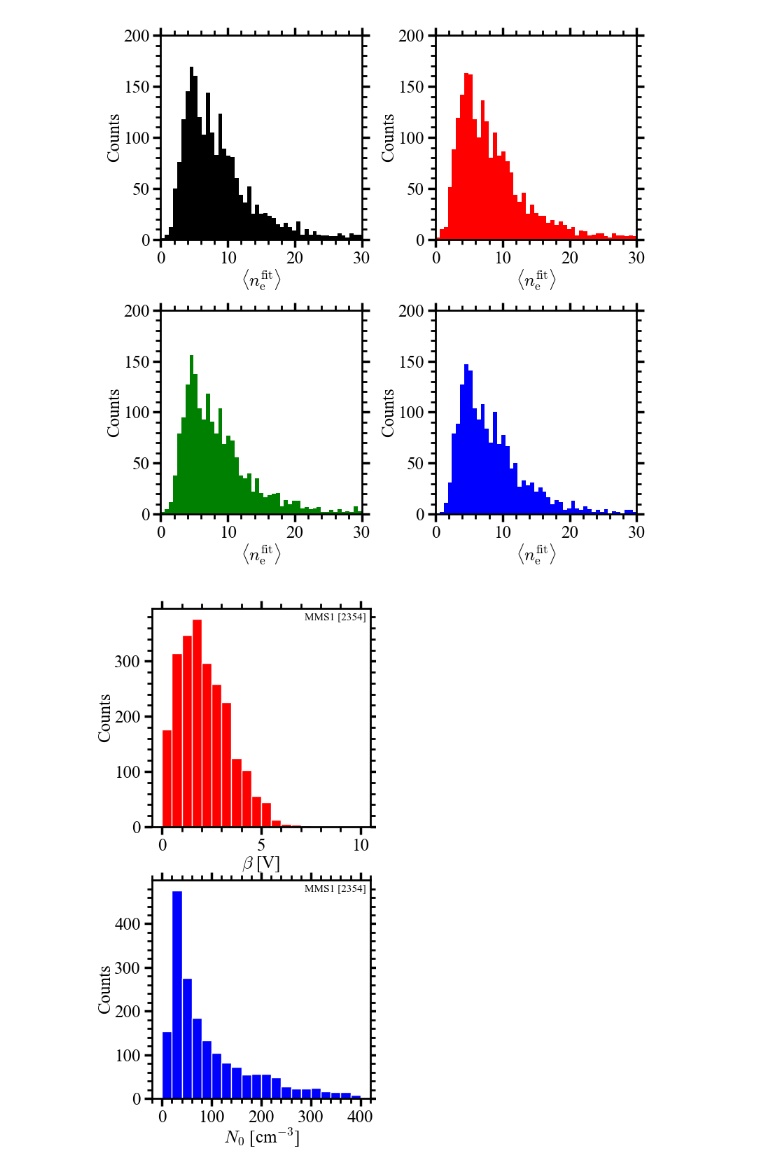
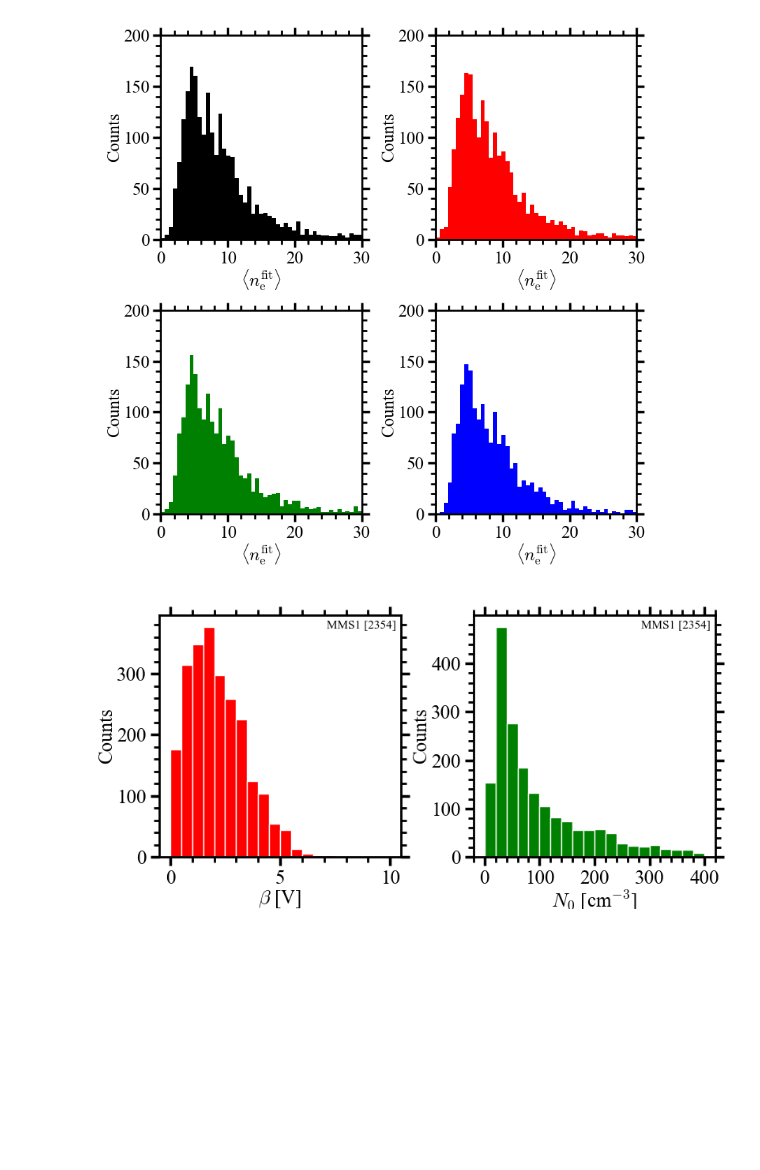
Before and after one commit to atlasMax/sw_density, a Jupyter notebook: fitting_stats_figures.ipynb, the cells around one changed output. Drawn from its saved outputs; the diff is of its cells as text; code cells hidden in the pictures; blank space fills up the shorter version.

Commit message:
Update of plotting scripts for final version of thesis, etc.

```diff
--- a/fitting_stats_figures.ipynb
+++ b/fitting_stats_figures.ipynb
@@ -165,13 +176,17 @@ from scipy.stats import linregress
 
 # read fitting parameters from csv file at 'output_data_new_2/cal/beta_vsc_cal.csv'
 fit_params = np.genfromtxt('output_data_new_2/cal/beta_vsc_cal.csv', delimiter=',', skip_header=1, dtype=None)
-fig, axs = plt.subplots(nrows=2, ncols=2, figsize=(8, 8))#, sharex=True, sharey=True)
+nrows, ncols = 1, 1
+fig, axs = plt.subplots(nrows=nrows, ncols=ncols, figsize=(4, 4))#, sharex=True, sharey=True)
 plt.subplots_adjust(hspace=0.4, wspace=0.4)
 colors = ['black', 'red', 'green', 'blue']
-for row in range(2):
-    for col in range(2):
+for row in range(nrows):
+    for col in range(ncols):
         ic_sel = row * 2 + col + 1
-        ax = axs[row, col]
+        if nrows > 1 or ncols < 1:
+            ax = axs[row, col]
+        else:
+            ax = axs
         start, end, beta, N, ic, sw_mode, vsc_mean = sel_ic(ic_sel)
 
         beta_cal, N0_cal = fit_params[ic_sel-1]
@@ -197,5 +212,5 @@ for row in range(2):
         ax.grid(0)
 
 fig.tight_layout()
-fig.savefig('figures/thesis/beta_vsc_cal.png', dpi=300)
+fig.savefig(f'figures/thesis/{nrows}x{ncols}_beta_vsc_cal_2.png', dpi=300)
 # %% [output]
@@ -207,8 +222,16 @@ nbins = 50
 for row in range(2):
     for col in range(4):
         ax = axs[row, col]
+        start, end, beta, N, ic, sw_mode, vsc_mean = sel_ic(col+1)
+
+        if col+1 == 3:
+            # remove MMS3 intervals from 2021 with interference line
+            mms3_mask = (start < '2020-09-20T01:00:00') | (start > '2021-07-20T01:00:00')
+            # start, end, beta, N, ic, sw_mode, vsc_mean = start[mms3_mask], end[mms3_mask], beta[mms3_mask], N[mms3_mask], ic[mms3_mask], sw_mode[mms3_mask], vsc_mean[mms3_mask]
+            beta = beta[mms3_mask]
+            N = N[mms3_mask]
+
         if row == 0:
-            start, end, beta, N, ic, sw_mode, vsc_mean = sel_ic(col+1)
             ax.hist(beta, bins=np.linspace(0, 7, nbins), color='red')
 
             ax.set_title(f'MMS{col+1}')
@@ -219,7 +242,7 @@ for row in range(2):
 
         # display the median of each distribution in the top right corner as a text
         median = np.median(beta) if row == 0 else np.median(N)
-        ax.text(0.95, 0.95, f'median = {median:.2f}', transform=ax.transAxes, fontsize=12,
+        ax.text(0.95, 0.95, f'median = {median:.4f}', transform=ax.transAxes, fontsize=12,
                 verticalalignment='top', horizontalalignment='right')
 
         ax.set_box_aspect(1)
@@ -258,35 +281,36 @@ fig.savefig('figures/thesis/ne_mean_distribution.png', dpi=300)
 [figure]
 # %%
 plt.close('all')
-fig, axs = plt.subplots(nrows=2, figsize=(4, 8))
-plt.subplots_adjust(top=0.98, bottom=0.09, left=0.2, right=0.98)
-start, end, beta, N, ic, sw_mode, vsc_mean = sel_ic(1)
+fig, axs = plt.subplots(ncols=2, figsize=(8, 4))
+plt.subplots_adjust(top=0.99, bottom=0.105, left=0.1, wspace=0.3, right=0.98)
+myic = 1
+start, end, beta, N, ic, sw_mode, vsc_mean = sel_ic(myic)
 
 ax1, ax2 = axs
 ax1.hist(beta, bins=np.linspace(0, 10, 21), color='red', edgecolor='white')
 ax1.set_xlabel(r'$\beta$ [V]')
 ax1.set_ylabel('Counts')
 
-ax2.hist(N, bins=np.linspace(0, 400, 21), color='blue', edgecolor='white')
+ax2.hist(N, bins=np.linspace(0, 400, 21), color='green', edgecolor='white')
 ax2.set_xlabel(r'$N_0$ [cm$^{-3}$]')
 ax2.set_ylabel('Counts')
 ax2.xaxis.set_major_locator(plt.MultipleLocator(100))
 ax2.xaxis.set_minor_locator(plt.MultipleLocator(20))
 # ax3.hist(ne_mean, bins=np.linspace(0, 30, 50), color='black')
 # ax3.set_xlabel(r'$\langle n_\mathrm{e}^\mathrm{fit} \rangle$')
 
 # turn off grid for all axes
 for ax in axs:
     ax.set_box_aspect(1)
     ax.grid(0)
     ax.text(0.98, 0.98, f'MMS1 {[len(N)]}', transform=ax.transAxes, fontsize=11,
             verticalalignment='top', horizontalalignment='right', color='black')
 
 
 # fig.tight_layout()
-fig.savefig('figures/thesis/MMS1_beta_N_distribution.png', dpi=300)
+fig.savefig(f'figures/thesis/MMS{myic}_beta_N_distribution.png', dpi=300)
 # %% [output]
-[figure, old version]
+[figure, new version]
 # %%
 fig, ax = plt.subplots(1, figsize=(8, 4))
 plt.subplots_adjust(hspace=0.4, wspace=0.4, top=0.98, bottom=0.2, left=0.1, right=0.98)
```
Also changed, not shown: parts of 7 cells of this notebook, 30 other files.
